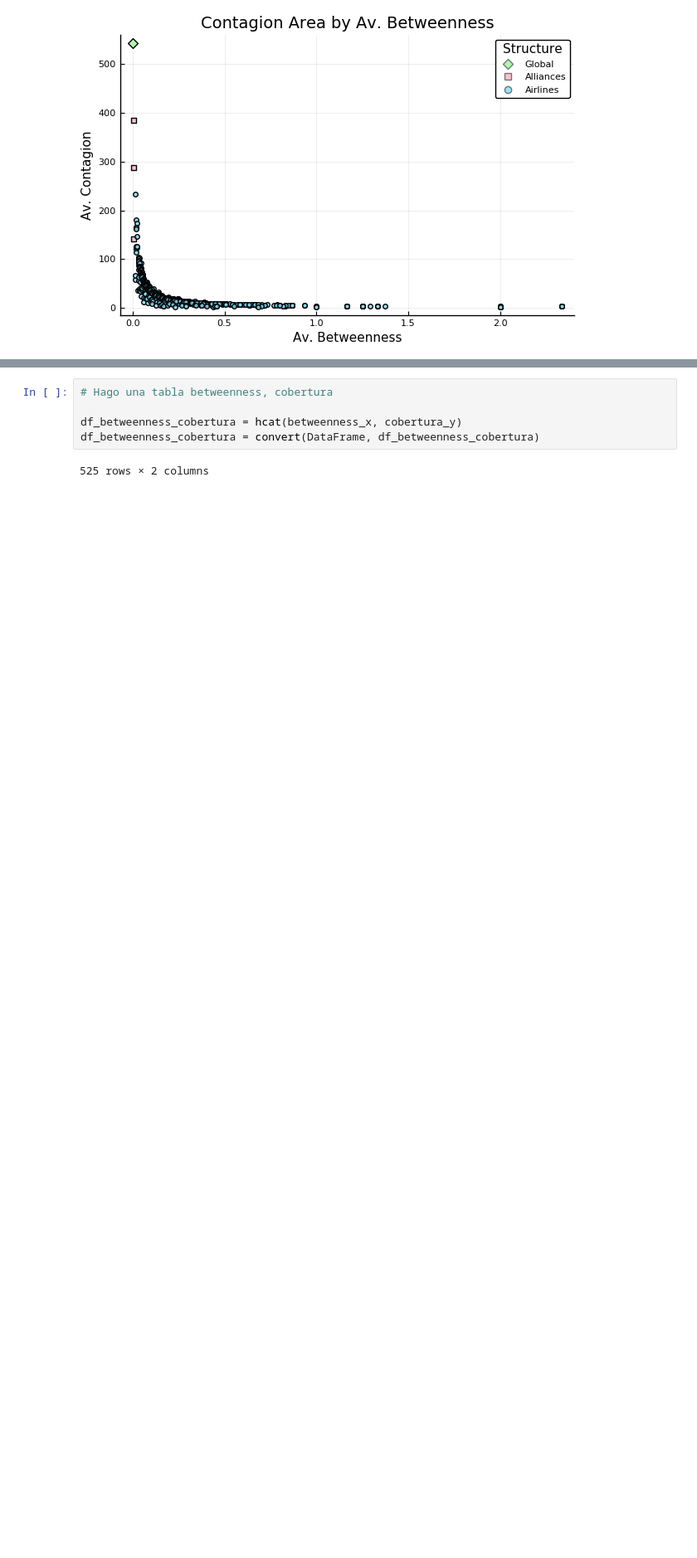
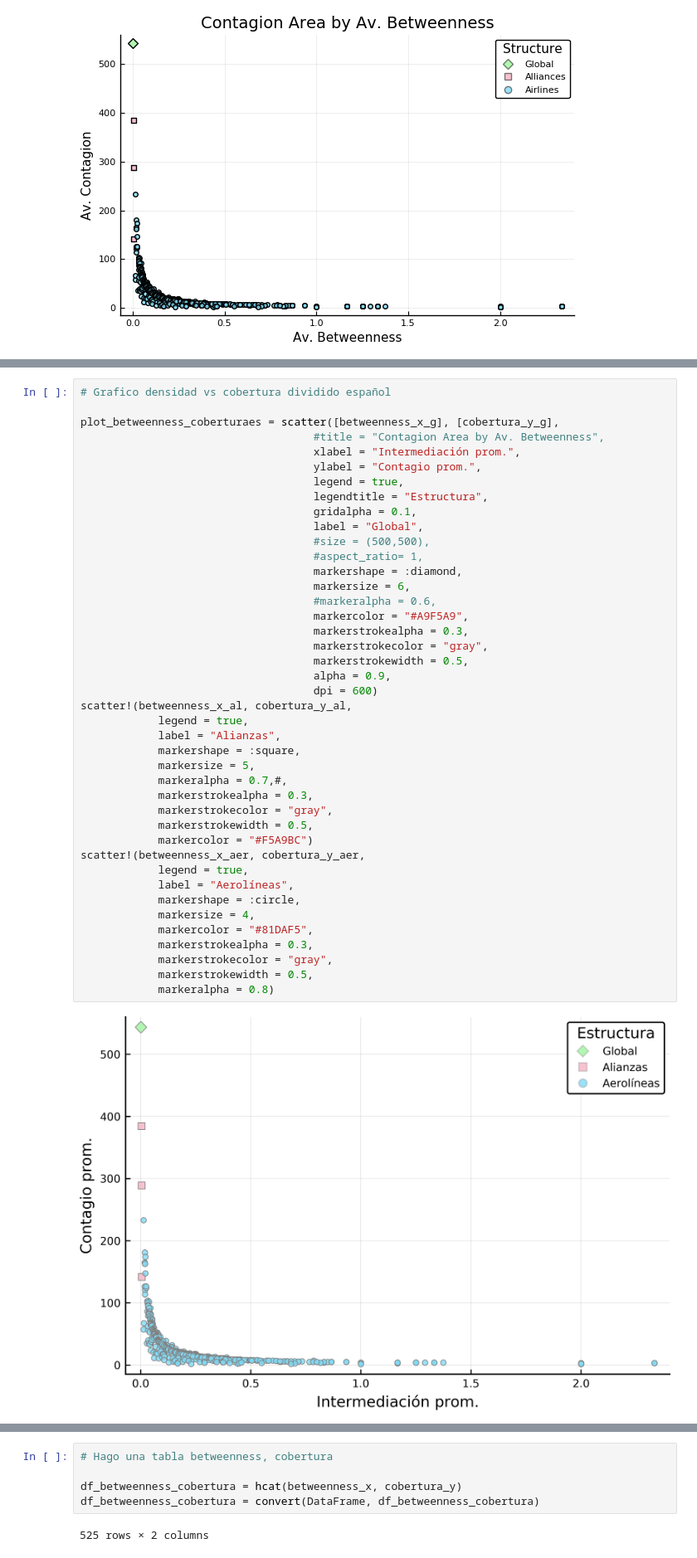
Before and after one commit to Yuriyama/Proyecto_aerolineas, a Jupyter notebook: Code/Betweenness.ipynb, the cells around one changed output, grey strips where cells are left out. Shown at 83% size. Drawn from its saved outputs; the diff is of its cells as text; blank space fills up the shorter version.

```diff
--- a/Code/Betweenness.ipynb
+++ b/Code/Betweenness.ipynb
@@ -418 +414,45 @@ plot_betweenness_cobertura
+# %%
+# Grafico densidad vs cobertura dividido español
+
+plot_betweenness_coberturaes = scatter([betweenness_x_g], [cobertura_y_g],
+                                    #title = "Contagion Area by Av. Betweenness",
+                                    xlabel = "Intermediación prom.",
+                                    ylabel = "Contagio prom.",
+                                    legend = true,
+                                    legendtitle = "Estructura",
+                                    gridalpha = 0.1,
+                                    label = "Global",
+                                    #size = (500,500),
+                                    #aspect_ratio= 1,
+                                    markershape = :diamond,
+                                    markersize = 6,
+                                    #markeralpha = 0.6,
+                                    markercolor = "#A9F5A9",
+                                    markerstrokealpha = 0.3,
+                                    markerstrokecolor = "gray",
+                                    markerstrokewidth = 0.5,
+                                    alpha = 0.9,
+                                    dpi = 600)
+scatter!(betweenness_x_al, cobertura_y_al,
+            legend = true,
+            label = "Alianzas",
+            markershape = :square,
+            markersize = 5,
+            markeralpha = 0.7,#,
+            markerstrokealpha = 0.3,
+            markerstrokecolor = "gray",
+            markerstrokewidth = 0.5,
+            markercolor = "#F5A9BC")
+scatter!(betweenness_x_aer, cobertura_y_aer,
+            legend = true,
+            label = "Aerolíneas",
+            markershape = :circle,
+            markersize = 4,
+            markercolor = "#81DAF5",
+            markerstrokealpha = 0.3,
+            markerstrokecolor = "gray",
+            markerstrokewidth = 0.5,
+            markeralpha = 0.8)
+# %% [output]
+[figure, added]
 # %%
```
Also changed, not shown: parts of 2 cells of this notebook, 1 other file.
